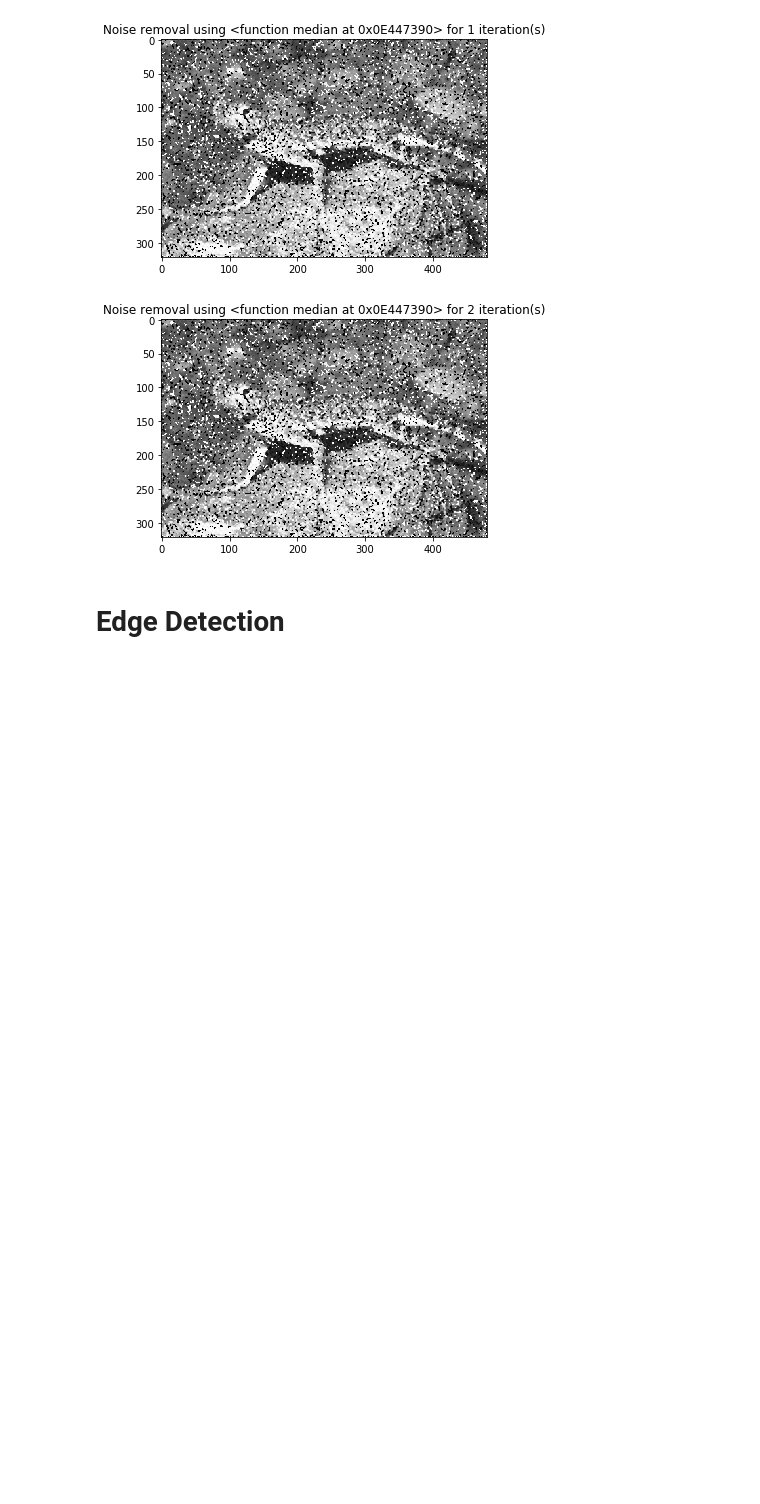
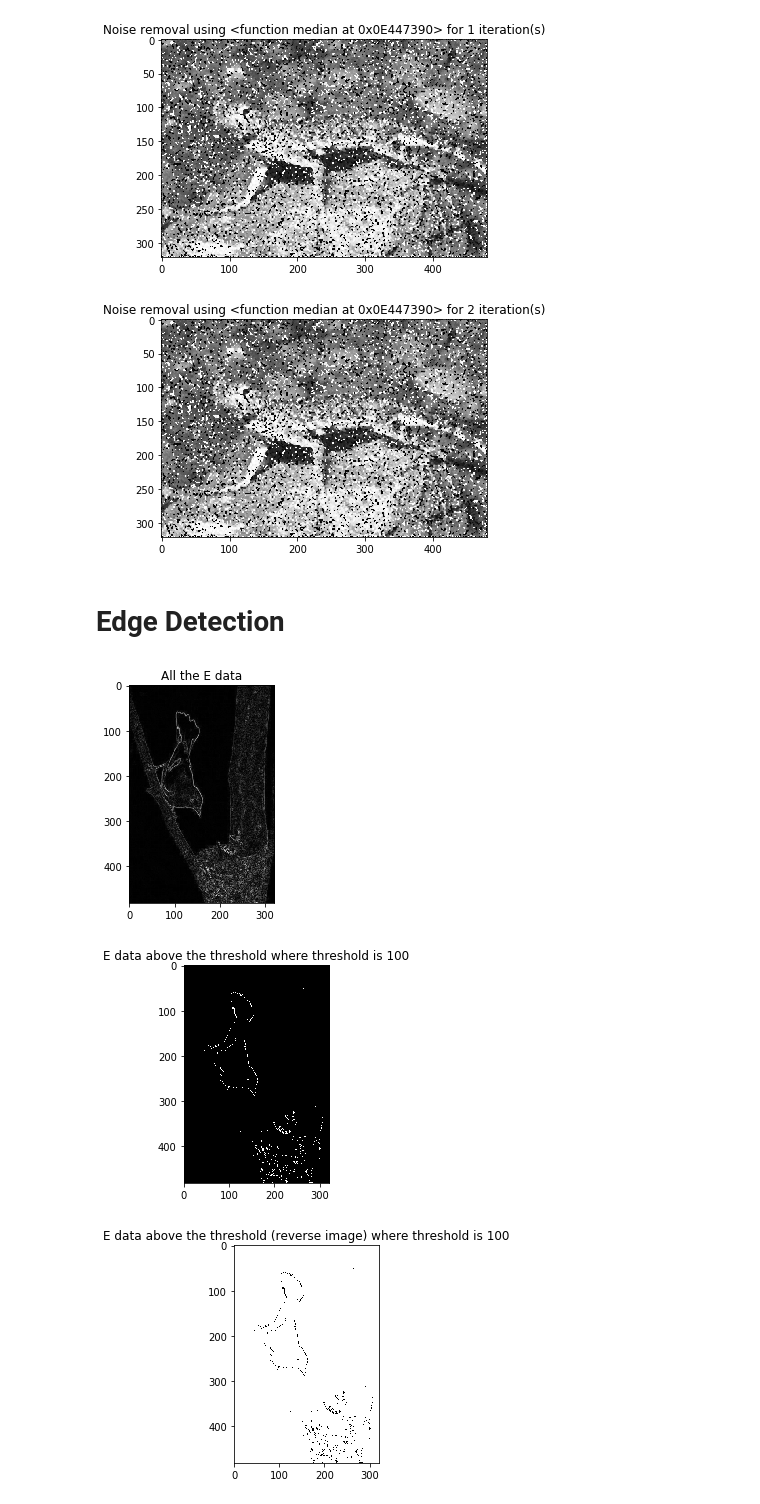
Before and after one commit to pots7878/image_manipulation, a Jupyter notebook: Lab 5 Image Manipulation.ipynb, the cells around one changed output. Cells and saved outputs as stored; diff of their text form; code cells hidden in the pictures; blank space fills up the shorter version.

Commit message:
finished edge detection and modularized

```diff
--- a/Lab 5 Image Manipulation.ipynb
+++ b/Lab 5 Image Manipulation.ipynb
@@ -107,3 +106,48 @@ noiseRemoval('lizard_noisy.png', np.median, 2)
 [figure]
 # %% [markdown]
 # Edge Detection
+# %%
+def edgeDetection (img, threshold):
+
+    #read in image
+    a = np.array(Image.open(img))
+
+    #get the dimensions of the image
+    m, n = a.shape
+
+    #convert to a float
+    b = a.astype(float)
+
+    #edge matrix
+    e = np.zeros((m, n))
+    e[2:m-1, 2:n-1] = (abs(b[3:m, 2:n-1] - b[1:m-2, 2:n-1]) +
+                       abs(b[2:m-1, 3:n] - b[2:m-1, 1:n-2]))
+
+    #scale E to [0, 255]
+    emin = np.min(np.min(e))
+    emax = np.max(np.max(e))
+
+    #plot it
+    e = np.round(255 * (e - emin) / (emax - emin))
+    plt.imshow(e.astype(np.uint8), cmap='gray')
+    plt.title('All the E data')
+    plt.show()
+
+    #using a threshold
+    e = 255 * (threshold < e)
+
+    plt.imshow(e.astype(np.uint8), cmap='gray')
+    plt.title('E data above the threshold where threshold is {}'.format(threshold))
+    plt.show()
+
+    #reverse image
+    e_reverse = 255 - e
+    plt.imshow(e_reverse.astype(np.uint8), cmap='gray')
+    plt.title('E data above the threshold (reverse image) where threshold is {}'.format(threshold))
+    plt.show()
+# %%
+edgeDetection('bird.png', 100)
+# %% [output]
+[figure, added]
+[figure, added]
+[figure, added]
```
Also changed, not shown: parts of 3 cells of this notebook.
